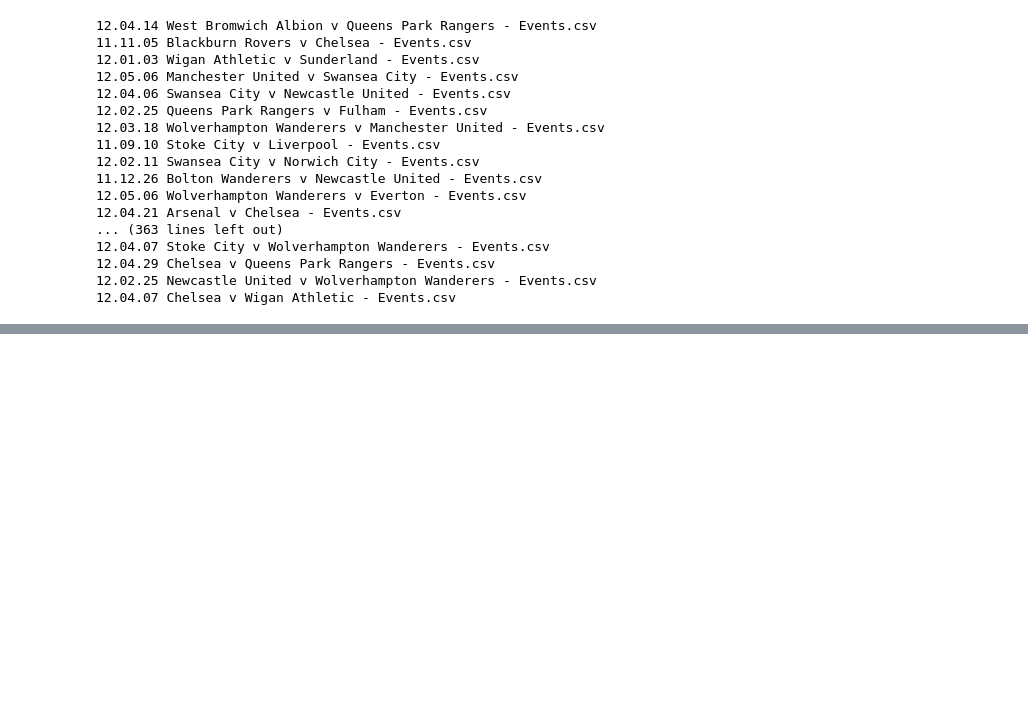
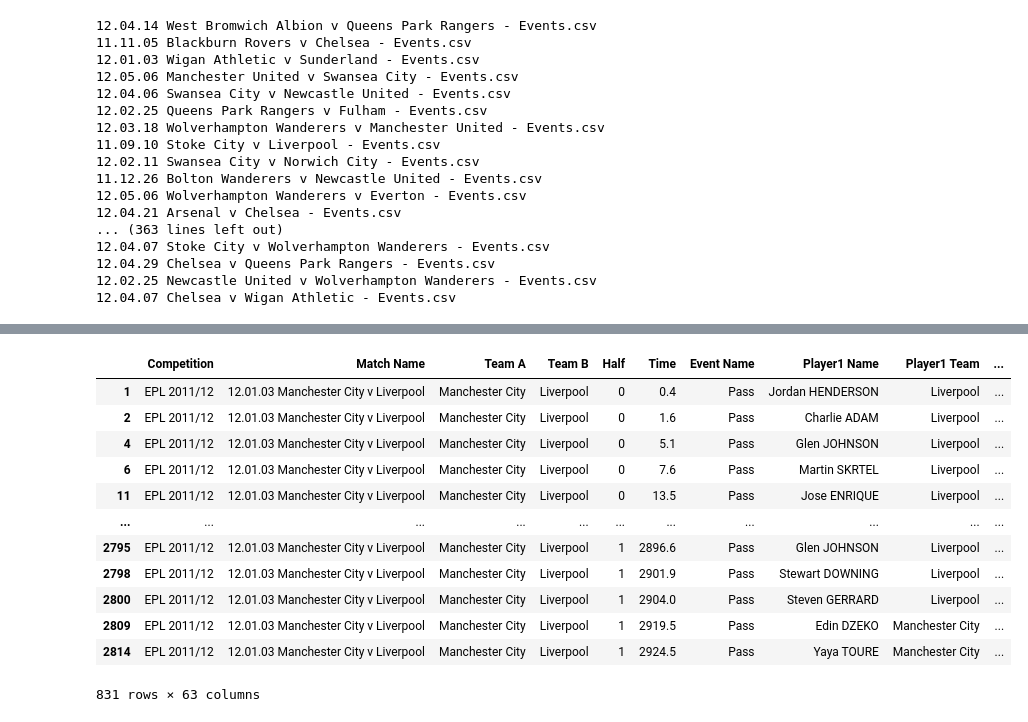
Before and after one commit to adandotmosta/PremierLeague, a Jupyter notebook: manipulateEvents.ipynb, the cells around one changed output, grey strips where cells are left out. Cells and saved outputs as stored; diff of their text form; code cells hidden in the pictures; blank space fills up the shorter version.

```diff
--- a/manipulateEvents.ipynb
+++ b/manipulateEvents.ipynb
@@ -59,0 +73,16 @@ Index(['Competition', 'Match Name', 'Team A', 'Team B', 'Half', 'Time',
+# %%
+city_liverpool[city_liverpool['Event Name'] == "Pass"]
+# %% [output]
+|  | Competition | Match Name | Team A | Team B | Half | Time | Event Name | Player1 Name | Player1 Team | ... |
+| 1 | EPL 2011/12 | 12.01.03 Manchester City v Liverpool | Manchester City | Liverpool | 0 | 0.4 | Pass | Jordan HENDERSON | Liverpool | ... |
+| 2 | EPL 2011/12 | 12.01.03 Manchester City v Liverpool | Manchester City | Liverpool | 0 | 1.6 | Pass | Charlie ADAM | Liverpool | ... |
+| 4 | EPL 2011/12 | 12.01.03 Manchester City v Liverpool | Manchester City | Liverpool | 0 | 5.1 | Pass | Glen JOHNSON | Liverpool | ... |
+| 6 | EPL 2011/12 | 12.01.03 Manchester City v Liverpool | Manchester City | Liverpool | 0 | 7.6 | Pass | Martin SKRTEL | Liverpool | ... |
+| 11 | EPL 2011/12 | 12.01.03 Manchester City v Liverpool | Manchester City | Liverpool | 0 | 13.5 | Pass | Jose ENRIQUE | Liverpool | ... |
+| ... | ... | ... | ... | ... | ... | ... | ... | ... | ... | ... |
+| 2795 | EPL 2011/12 | 12.01.03 Manchester City v Liverpool | Manchester City | Liverpool | 1 | 2896.6 | Pass | Glen JOHNSON | Liverpool | ... |
+| 2798 | EPL 2011/12 | 12.01.03 Manchester City v Liverpool | Manchester City | Liverpool | 1 | 2901.9 | Pass | Stewart DOWNING | Liverpool | ... |
+| 2800 | EPL 2011/12 | 12.01.03 Manchester City v Liverpool | Manchester City | Liverpool | 1 | 2904.0 | Pass | Steven GERRARD | Liverpool | ... |
+| 2809 | EPL 2011/12 | 12.01.03 Manchester City v Liverpool | Manchester City | Liverpool | 1 | 2919.5 | Pass | Edin DZEKO | Manchester City | ... |
+| 2814 | EPL 2011/12 | 12.01.03 Manchester City v Liverpool | Manchester City | Liverpool | 1 | 2924.5 | Pass | Yaya TOURE | Manchester City | ... |
+831 rows × 63 columns
```
Also changed, not shown: parts of 66 cells of this notebook, 11 other files.
